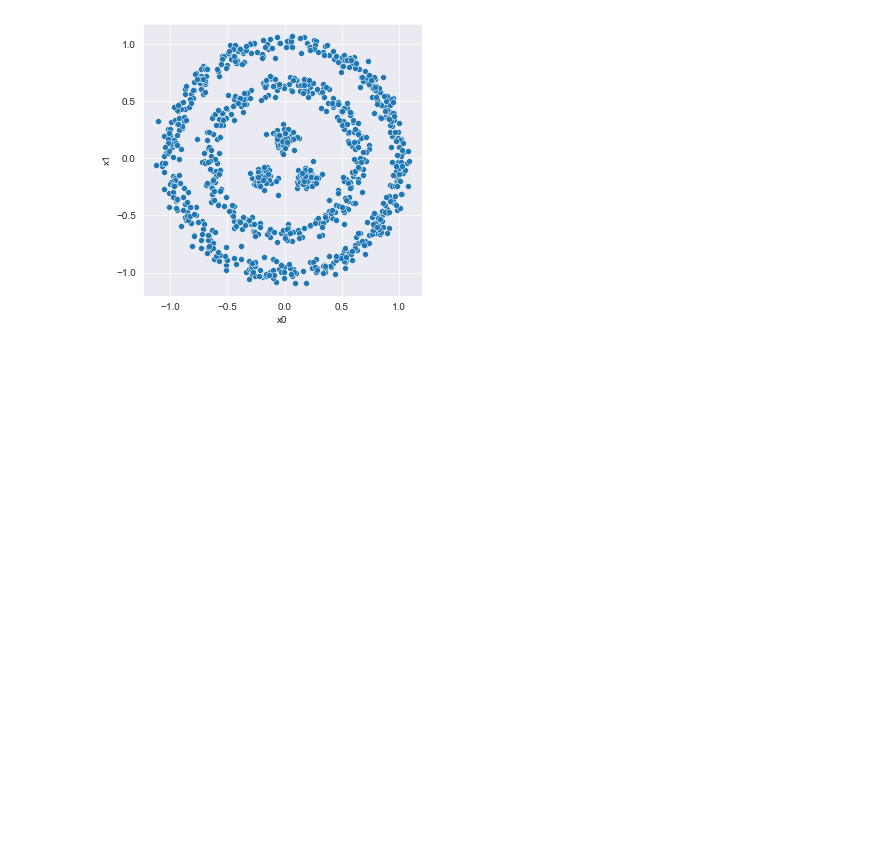
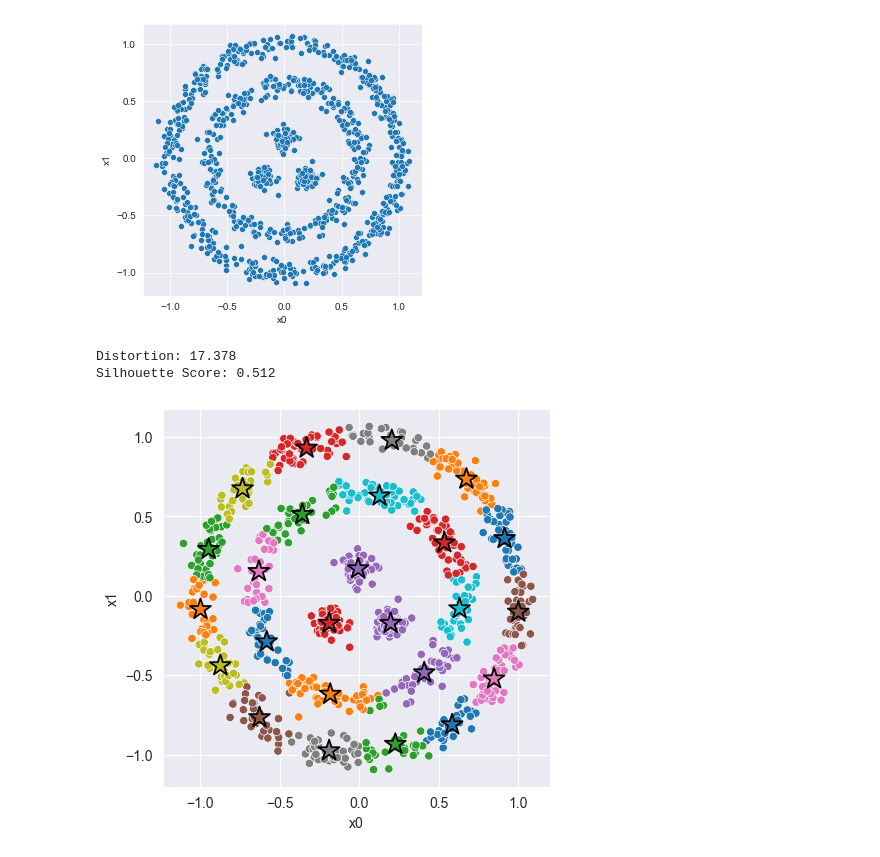
Before and after one commit to Moelfarri/MachineLearning-TDT4173, a Jupyter notebook: k_means/experiment.ipynb, the cells around one changed output. Cells and saved outputs as stored; diff of their text form; code cells hidden in the pictures; blank space fills up the shorter version.

```diff
--- a/k_means/experiment.ipynb
+++ b/k_means/experiment.ipynb
@@ -178,3 +167,24 @@ plt.figure(figsize=(5, 5))
 sns.scatterplot(x='x0', y='x1', data=data_bonus);
 # %% [output]
 [figure]
+# %%
+X = data_bonus[['x0', 'x1']]
+model_3 =km.KMeans(K=25)  #*<-- Feel free to add hyperparameters
+model_3.fit(X)
+
+# Compute Silhouette Score
+z = model_3.predict(X)
+print(f'Distortion: {km.euclidean_distortion(X, z) :.3f}')
+print(f'Silhouette Score: {km.euclidean_silhouette(X, z) :.3f}')
+
+# Plot cluster assignments
+C = model_3.get_centroids()
+K = len(C)
+_, ax = plt.subplots(figsize=(5, 5), dpi=100)
+sns.scatterplot(x='x0', y='x1', hue=z, hue_order=range(K), palette='tab10', data=X, ax=ax);
+sns.scatterplot(x=C[:,0], y=C[:,1], hue=range(K), palette='tab10', marker='*', s=250, edgecolor='black', ax=ax)
+ax.legend().remove();
+# %% [output]
+Distortion: 17.378
+Silhouette Score: 0.512
+[figure, added]
```
Also changed, not shown: parts of 3 cells of this notebook, 1 other file.
